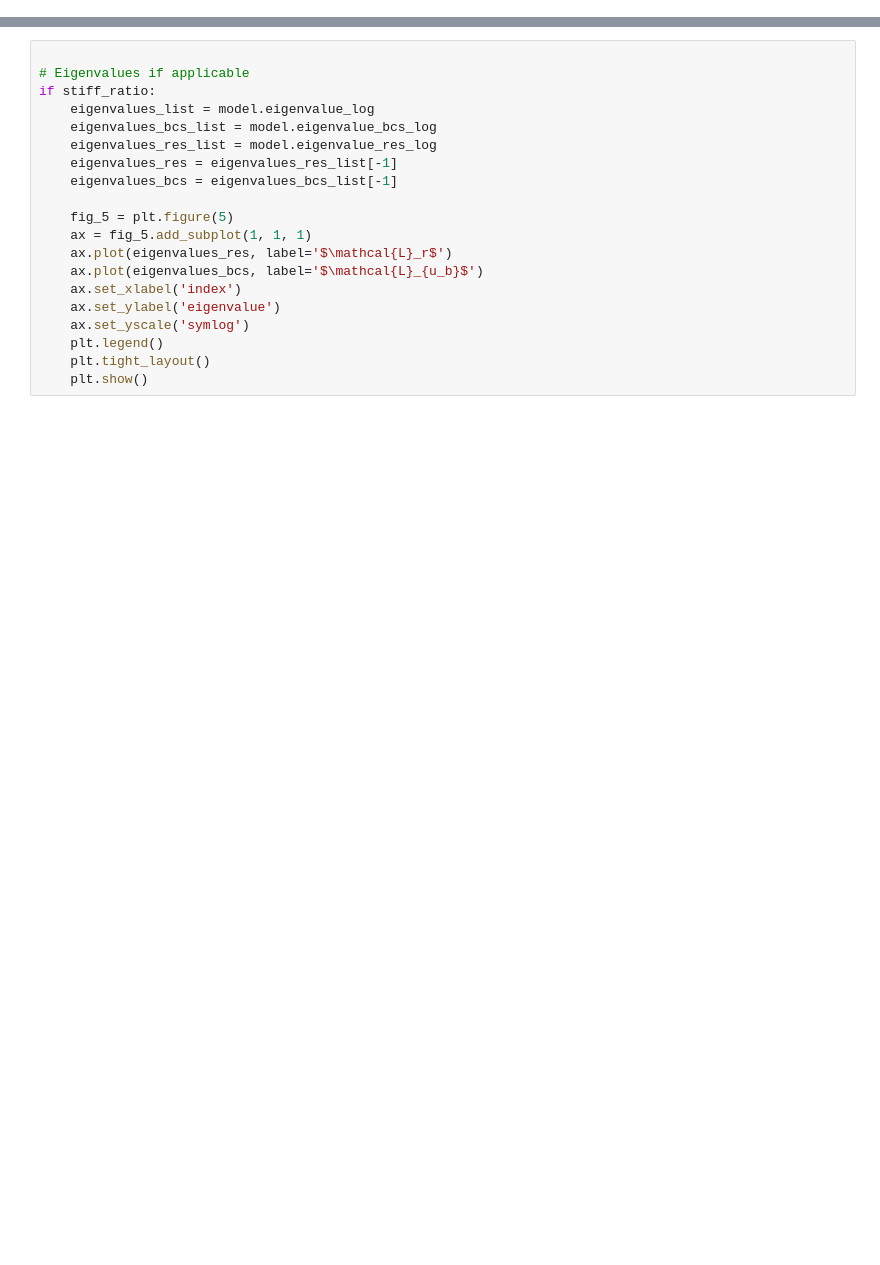
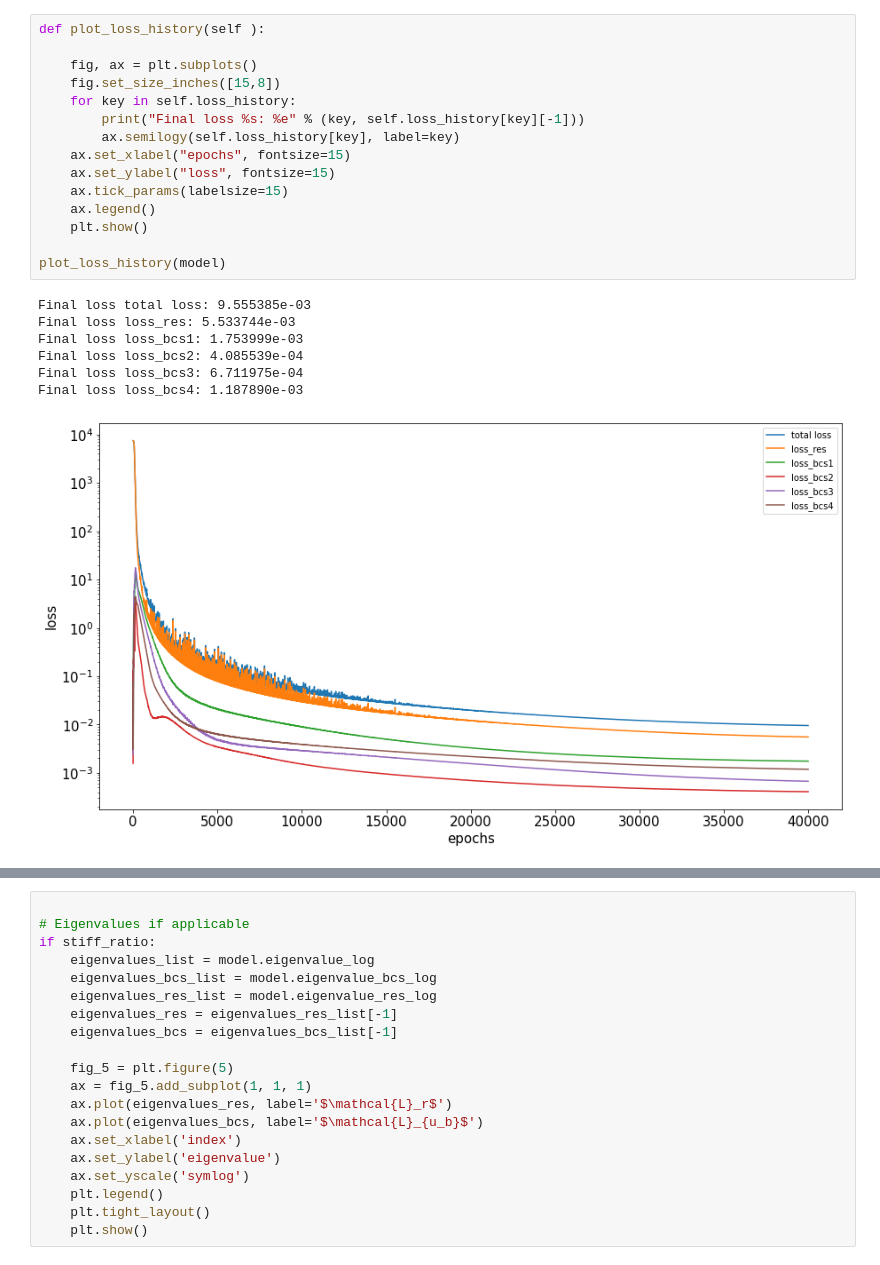
Before and after one commit to afrah/GradientPathologiesPINNs, a Jupyter notebook: Helmholtz/Helmholtz2D_model_tf_M1_original.ipynb, the cells around one changed output, grey strips where cells are left out. Drawn from its saved outputs; the diff is of its cells as text; blank space fills up the shorter version.

```diff
--- a/Helmholtz/Helmholtz2D_model_tf_M1_original.ipynb
+++ b/Helmholtz/Helmholtz2D_model_tf_M1_original.ipynb
@@ -514,3 +760,26 @@ NameError: name 'np' is not defined
+# %%
+def plot_loss_history(self ):
+
+    fig, ax = plt.subplots()
+    fig.set_size_inches([15,8])
+    for key in self.loss_history:
+        print("Final loss %s: %e" % (key, self.loss_history[key][-1]))
+        ax.semilogy(self.loss_history[key], label=key)
+    ax.set_xlabel("epochs", fontsize=15)
+    ax.set_ylabel("loss", fontsize=15)
+    ax.tick_params(labelsize=15)
+    ax.legend()
+    plt.show()
+
+plot_loss_history(model)
+# %% [output]
+Final loss total loss: 9.555385e-03
+Final loss loss_res: 5.533744e-03
+Final loss loss_bcs1: 1.753999e-03
+Final loss loss_bcs2: 4.085539e-04
+Final loss loss_bcs3: 6.711975e-04
+Final loss loss_bcs4: 1.187890e-03
+[figure, added]
 # %%
 
 # Residual loss & Boundary loss
```
Also changed, not shown: parts of 13 cells of this notebook, 19 other files.
